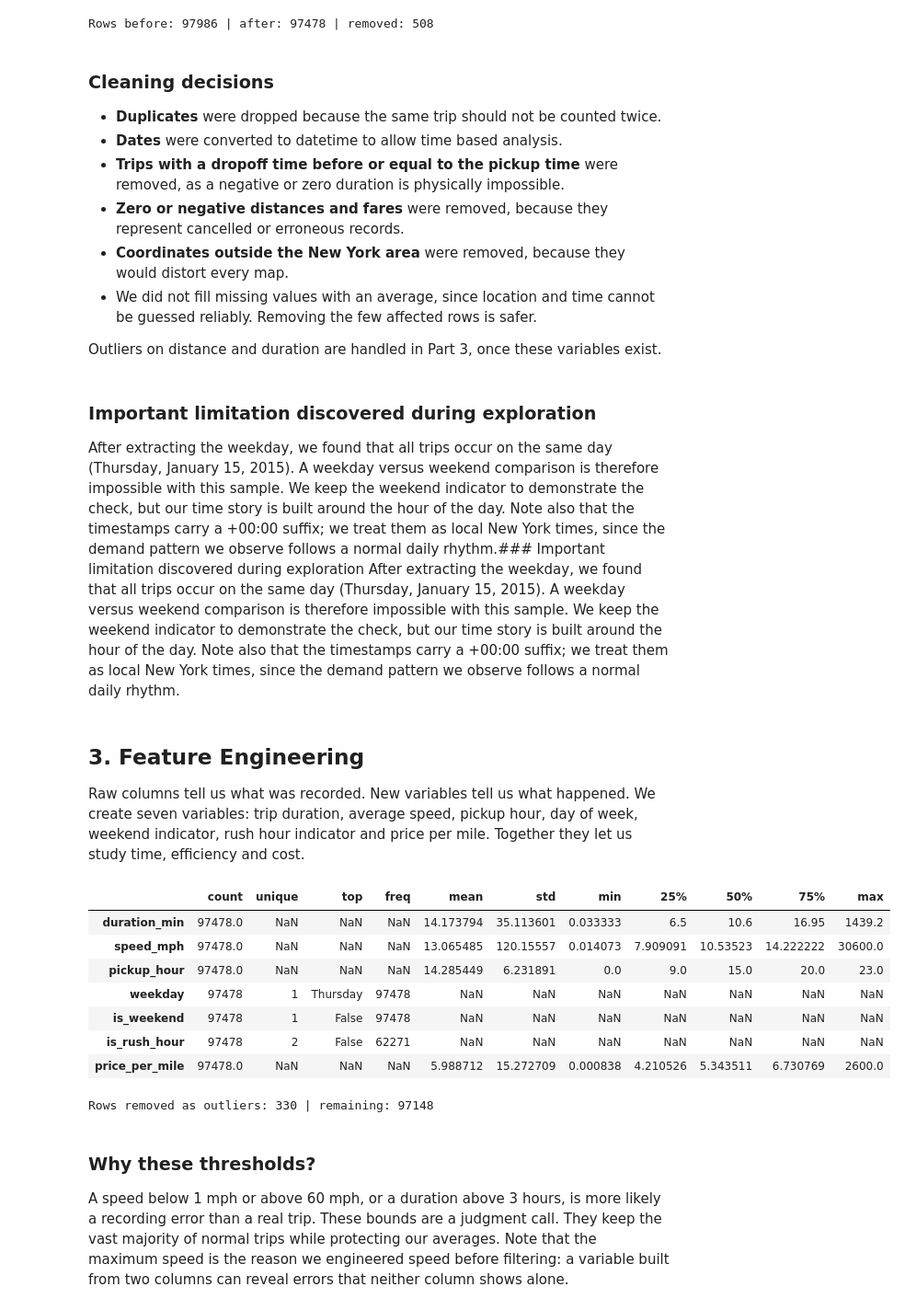
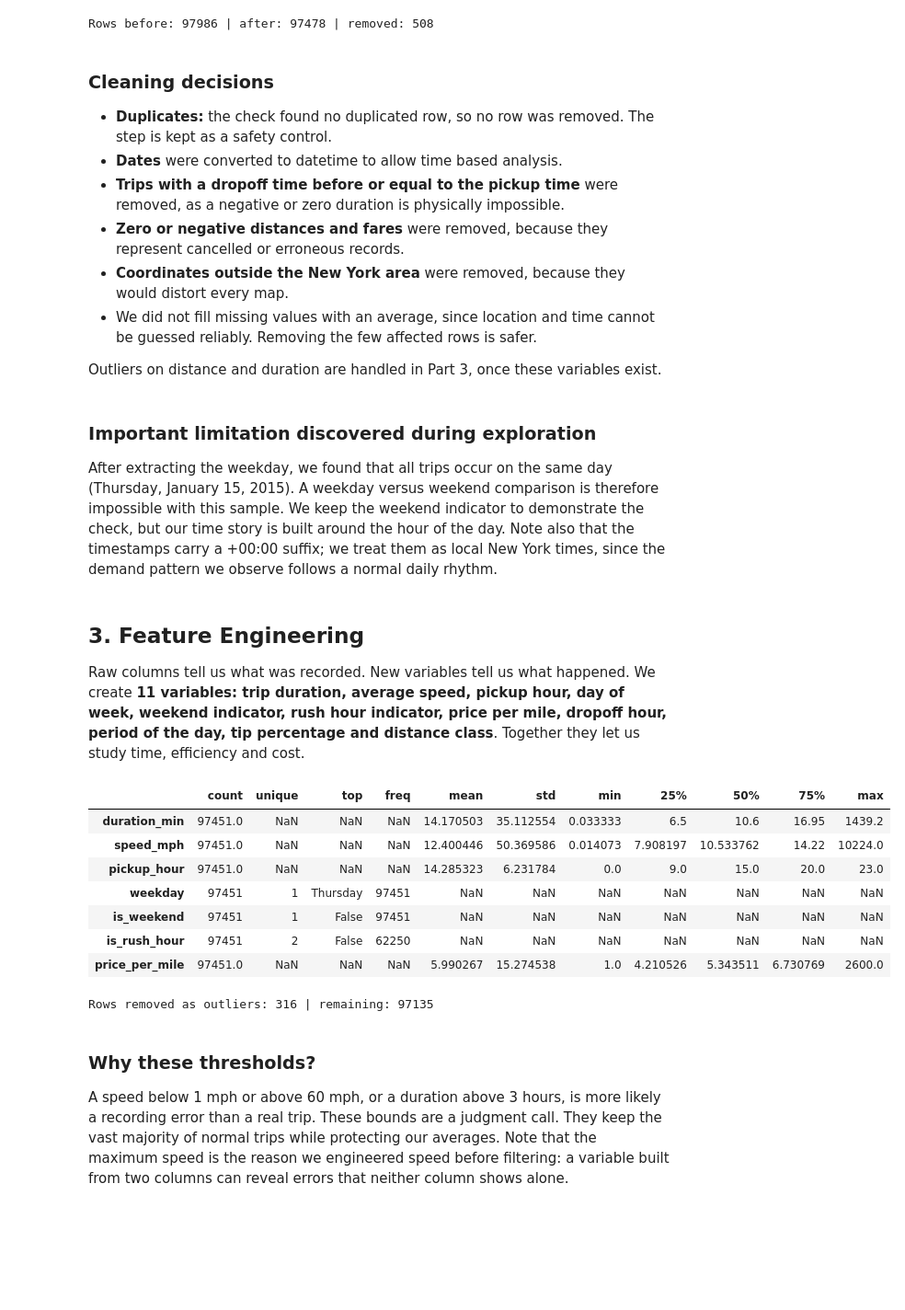
Before and after one commit to sorooty/NYC_Trips_Analysis, a Jupyter notebook: 20260097_TP_APP1_BALDE.ipynb, the cells around one changed output. Shown at 92% size. Saved outputs shown, nothing was run; the diff lists cells and outputs as text; code cells hidden in the pictures; blank space fills up the shorter version.

```diff
--- a/20260097_TP_APP1_BALDE.ipynb
+++ b/20260097_TP_APP1_BALDE.ipynb
@@ -201,7 +194,7 @@ print("Rows before:", n_before, "| after:", len(df3),
 Rows before: 97986 | after: 97478 | removed: 508
 # %% [markdown]
 ### Cleaning decisions
-- **Duplicates** were dropped because the same trip should not be counted twice.
+- **Duplicates:** the check found no duplicated row, so no row was removed. The step is kept as a safety control.
 - **Dates** were converted to datetime to allow time based analysis.
 - **Trips with a dropoff time before or equal to the pickup time** were removed, as a negative or zero duration is physically impossible.
 - **Zero or negative distances and fares** were removed, because they represent cancelled or erroneous records.
@@ -211,47 +204,50 @@ Rows before: 97986 | after: 97478 | removed: 508
 Outliers on distance and duration are handled in Part 3, once these variables exist.
 # %% [markdown]
 ### Important limitation discovered during exploration
-After extracting the weekday, we found that all trips occur on the same day (Thursday, January 15, 2015). A weekday versus weekend comparison is therefore impossible with this sample. We keep the weekend indicator to demonstrate the check, but our time story is built around the hour of the day. Note also that the timestamps carry a +00:00 suffix; we treat them as local New York times, since the demand pattern we observe follows a normal daily rhythm.### Important limitation discovered during exploration
 After extracting the weekday, we found that all trips occur on the same day (Thursday, January 15, 2015). A weekday versus weekend comparison is therefore impossible with this sample. We keep the weekend indicator to demonstrate the check, but our time story is built around the hour of the day. Note also that the timestamps carry a +00:00 suffix; we treat them as local New York times, since the demand pattern we observe follows a normal daily rhythm.
 # %% [markdown]
 
 ## 3. Feature Engineering
 
-Raw columns tell us what was recorded. New variables tell us what happened. We create seven variables: trip duration, average speed, pickup hour, day of week, weekend indicator, rush hour indicator and price per mile. Together they let us study time, efficiency and cost.
+Raw columns tell us what was recorded. New variables tell us what happened. We create **11 variables: trip duration, average speed, pickup hour, day of week, weekend indicator, rush hour indicator, price per mile, dropoff hour, period of the day, tip percentage and distance class**. Together they let us study time, efficiency and cost.
 # %%
 # Cell purpose: build the new variables.
 
 # 1) Trip duration in minutes: difference between two datetime columns
 df3["duration_min"] = (df3[DROPOFF_T] - df3[PICKUP_T]).dt.total_seconds() / 60
 
 # 2) Average speed in miles per hour: distance divided by duration in hours
 df3["speed_mph"] = df3[DIST] / (df3["duration_min"] / 60)
 
 # 3) Time components extracted with the .dt accessor of pandas
 df3["pickup_hour"] = df3[PICKUP_T].dt.hour
 df3["weekday"] = df3[PICKUP_T].dt.day_name()
 
 # 4) Weekend indicator: Saturday = 5 and Sunday = 6 in pandas
 df3["is_weekend"] = df3[PICKUP_T].dt.dayofweek >= 5
 
 # 5) Rush hour indicator: 7h to 9h and 16h to 19h on weekdays (our own definition)
 rush = df3["pickup_hour"].isin([7, 8, 9, 16, 17, 18, 19])
 df3["is_rush_hour"] = rush & (~df3["is_weekend"])
 
 # 6) Price per mile: a simple measure of how expensive a trip is
 df3["price_per_mile"] = df3[FARE] / df3[DIST]
 
+# A fare below one dollar per mile is not realistic for a metered taxi,
+# so the distance is probably wrong for these records.
+df3 = df3[df3["price_per_mile"] >= 1]
+
 df3[["duration_min", "speed_mph", "pickup_hour", "weekday",
      "is_weekend", "is_rush_hour", "price_per_mile"]].describe(include="all").T
 # %% [output]
 |  | count | unique | top | freq | mean | std | min | 25% | 50% | 75% | max |
-| duration_min | 97478.0 | NaN | NaN | NaN | 14.173794 | 35.113601 | 0.033333 | 6.5 | 10.6 | 16.95 | 1439.2 |
-| speed_mph | 97478.0 | NaN | NaN | NaN | 13.065485 | 120.15557 | 0.014073 | 7.909091 | 10.53523 | 14.222222 | 30600.0 |
-| pickup_hour | 97478.0 | NaN | NaN | NaN | 14.285449 | 6.231891 | 0.0 | 9.0 | 15.0 | 20.0 | 23.0 |
-| weekday | 97478 | 1 | Thursday | 97478 | NaN | NaN | NaN | NaN | NaN | NaN | NaN |
-| is_weekend | 97478 | 1 | False | 97478 | NaN | NaN | NaN | NaN | NaN | NaN | NaN |
-| is_rush_hour | 97478 | 2 | False | 62271 | NaN | NaN | NaN | NaN | NaN | NaN | NaN |
-| price_per_mile | 97478.0 | NaN | NaN | NaN | 5.988712 | 15.272709 | 0.000838 | 4.210526 | 5.343511 | 6.730769 | 2600.0 |
+| duration_min | 97451.0 | NaN | NaN | NaN | 14.170503 | 35.112554 | 0.033333 | 6.5 | 10.6 | 16.95 | 1439.2 |
+| speed_mph | 97451.0 | NaN | NaN | NaN | 12.400446 | 50.369586 | 0.014073 | 7.908197 | 10.533762 | 14.22 | 10224.0 |
+| pickup_hour | 97451.0 | NaN | NaN | NaN | 14.285323 | 6.231784 | 0.0 | 9.0 | 15.0 | 20.0 | 23.0 |
+| weekday | 97451 | 1 | Thursday | 97451 | NaN | NaN | NaN | NaN | NaN | NaN | NaN |
+| is_weekend | 97451 | 1 | False | 97451 | NaN | NaN | NaN | NaN | NaN | NaN | NaN |
+| is_rush_hour | 97451 | 2 | False | 62250 | NaN | NaN | NaN | NaN | NaN | NaN | NaN |
+| price_per_mile | 97451.0 | NaN | NaN | NaN | 5.990267 | 15.274538 | 1.0 | 4.210526 | 5.343511 | 6.730769 | 2600.0 |
 # %%
 # Cell purpose: remove physically unrealistic trips revealed by the new variables.
 # A taxi in Manhattan rarely exceeds 60 mph, and trips longer than 3 hours are suspicious.
@@ -260,7 +256,7 @@ df3 = df3[(df3["speed_mph"] > 1) & (df3["speed_mph"] < 60)]
 df3 = df3[df3["duration_min"].between(1, 180)]
 print("Rows removed as outliers:", n_before - len(df3), "| remaining:", len(df3))
 # %% [output]
-Rows removed as outliers: 330 | remaining: 97148
+Rows removed as outliers: 316 | remaining: 97135
 # %% [markdown]
 ### Why these thresholds?
 A speed below 1 mph or above 60 mph, or a duration above 3 hours, is more likely a recording error than a real trip. These bounds are a judgment call. They keep the vast majority of normal trips while protecting our averages. Note that the maximum speed is the reason we engineered speed before filtering: a variable built from two columns can reveal errors that neither column shows alone.
```
Also changed, not shown: parts of 33 cells of this notebook.
